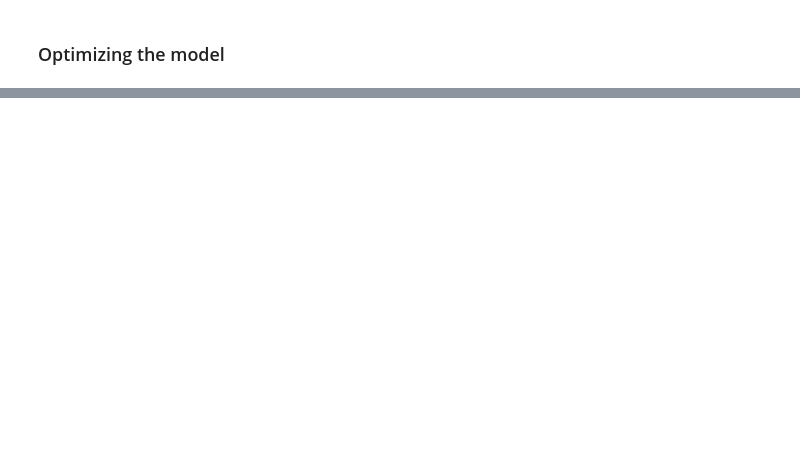
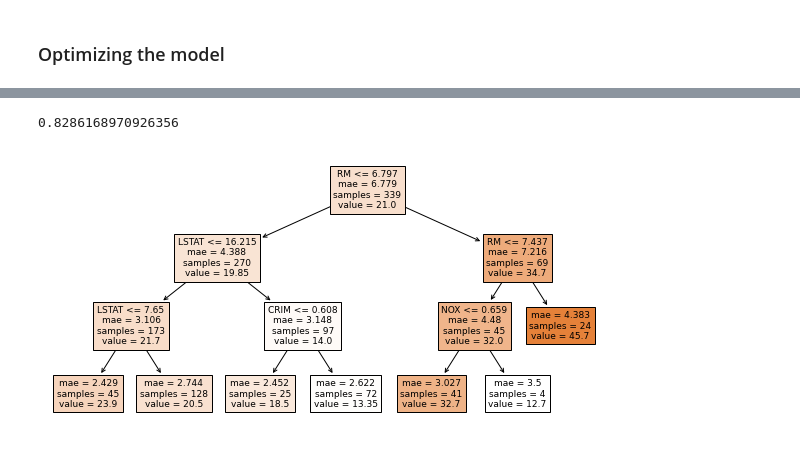
Before and after one commit to javierherraez/masterAFI, a Jupyter notebook: 15. Aprendizaje supervisado II/01. Arboles de decision/ejercicios/lab2_bostonhousing/bostonTreesStudent.ipynb, the cells around one changed output, grey strips where cells are left out. Cells and saved outputs as stored; diff of their text form; code cells hidden in the pictures; blank space fills up the shorter version.

```diff
--- a/15. Aprendizaje supervisado II/01. Arboles de decision/ejercicios/lab2_bostonhousing/bostonTreesStudent.ipynb
+++ b/15. Aprendizaje supervisado II/01. Arboles de decision/ejercicios/lab2_bostonhousing/bostonTreesStudent.ipynb
@@ -151,0 +217,26 @@ We will now make use of a Regression Tree to obtain an estimator of house prices
+# %%
+####### INSERT YOUR CODE HERE
+from sklearn.model_selection import GridSearchCV
+param_grid = {
+    "criterion" : ["squared_error", "friedman_mse", "mae"],
+    "max_depth": [1, 2, 3, 4, 5, 6],
+    "min_samples_split": [ 2, 5, 10, 20],
+    "min_samples_leaf": [2, 5, 10, 20],
+    "min_impurity_decrease": [1e-3, 1e-2, 1e-1],
+    "ccp_alpha": [0, 0.001, 0.002, 0.005, 0.01, 0.02, 0.05, 0.1, 0.2, 0.5, 1.0]
+}
+
+treesearch = GridSearchCV(
+    estimator = DecisionTreeRegressor(),
+    param_grid = param_grid,
+    n_jobs=-1
+)
+
+treesearch.fit(Xtrain, Ytrain)
+print(decisiontree.score(Xtrain, Ytrain))
+plt.figure(figsize=(10,5))
+plot_tree(treesearch.best_estimator_, feature_names=Xtrain.columns, filled=True)
+plt.show()
+# %% [output]
+0.8286168970926356
+[figure, added]
```
Also changed, not shown: parts of 17 cells of this notebook, 2 other files.
